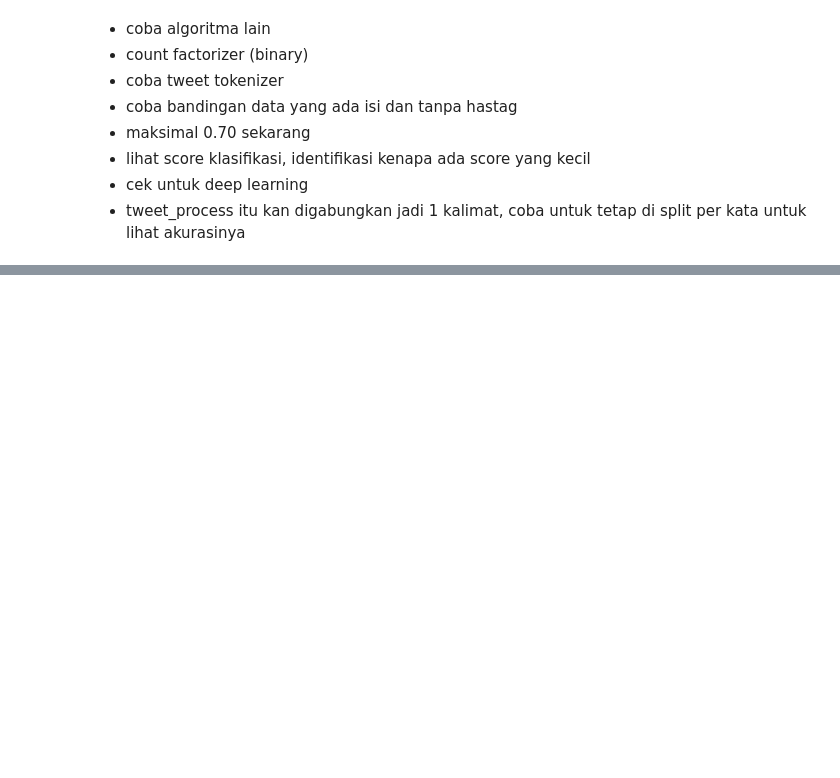
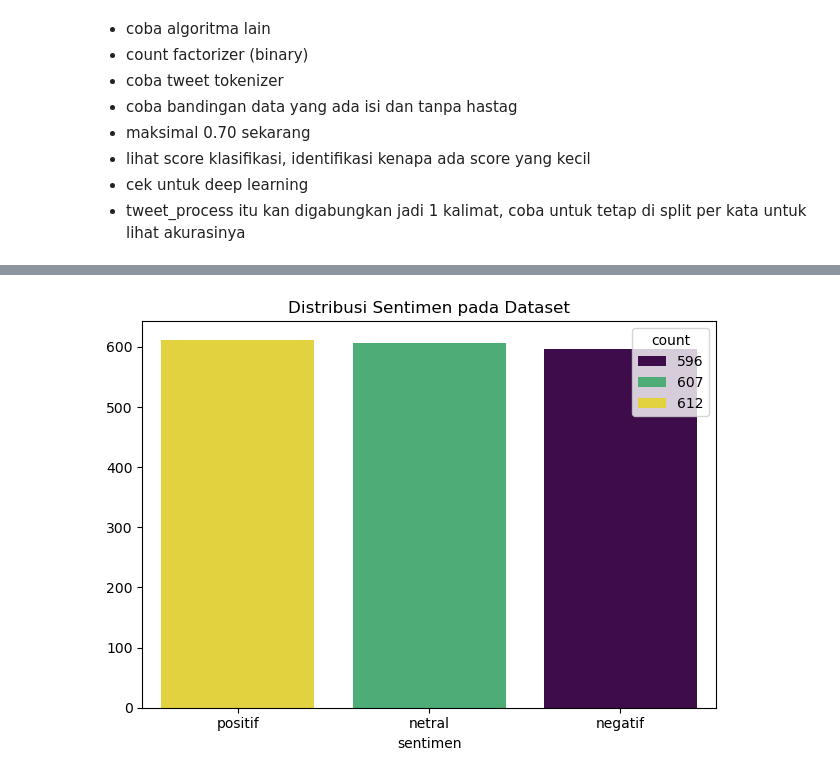
Before and after one commit to SuwandiRamadhan/Bootcamp-AI, a Jupyter notebook: Project 1/rev/project1_Model-Training-&-Evaluation.ipynb, the cells around one changed output, grey strips where cells are left out. Drawn from its saved outputs; the diff is of its cells as text; code cells hidden in the pictures; blank space fills up the shorter version.

```diff
--- a/Project 1/rev/project1_Model-Training-&-Evaluation.ipynb
+++ b/Project 1/rev/project1_Model-Training-&-Evaluation.ipynb
@@ -100,0 +208,18 @@ SyntaxError: invalid syntax (1947214667.py, line 1)
+# %%
+distribusi_sentimen = df['sentimen'].value_counts()
+
+plt.Figure(figsize=(8, 5))
+
+sns.barplot(x=distribusi_sentimen.index,
+            y=distribusi_sentimen.values,
+            palette='viridis',
+            hue=distribusi_sentimen,
+            order=distribusi_sentimen.index)
+plt.title('Distribusi Sentimen pada Dataset')
+
+
+plt.legend=False
+plt.tight_layout()
+plt.show()
+# %% [output]
+[figure, added]
```
Also changed, not shown: parts of 13 cells of this notebook, 2 other files.
